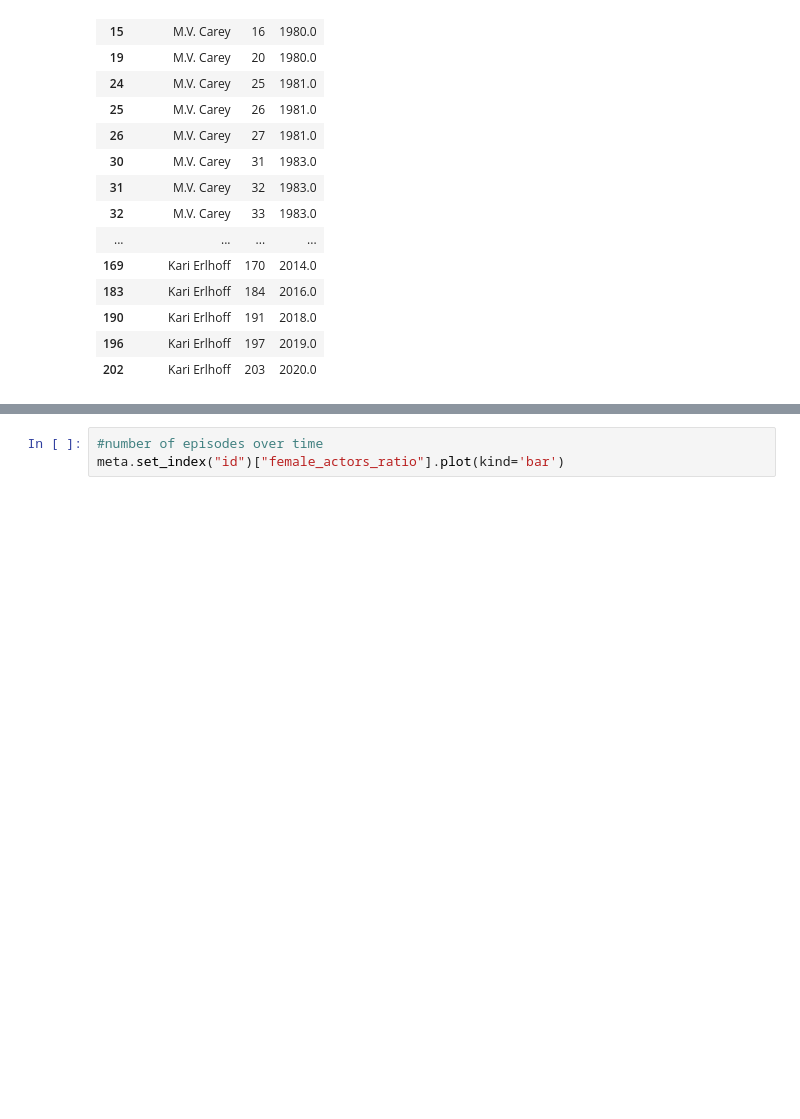
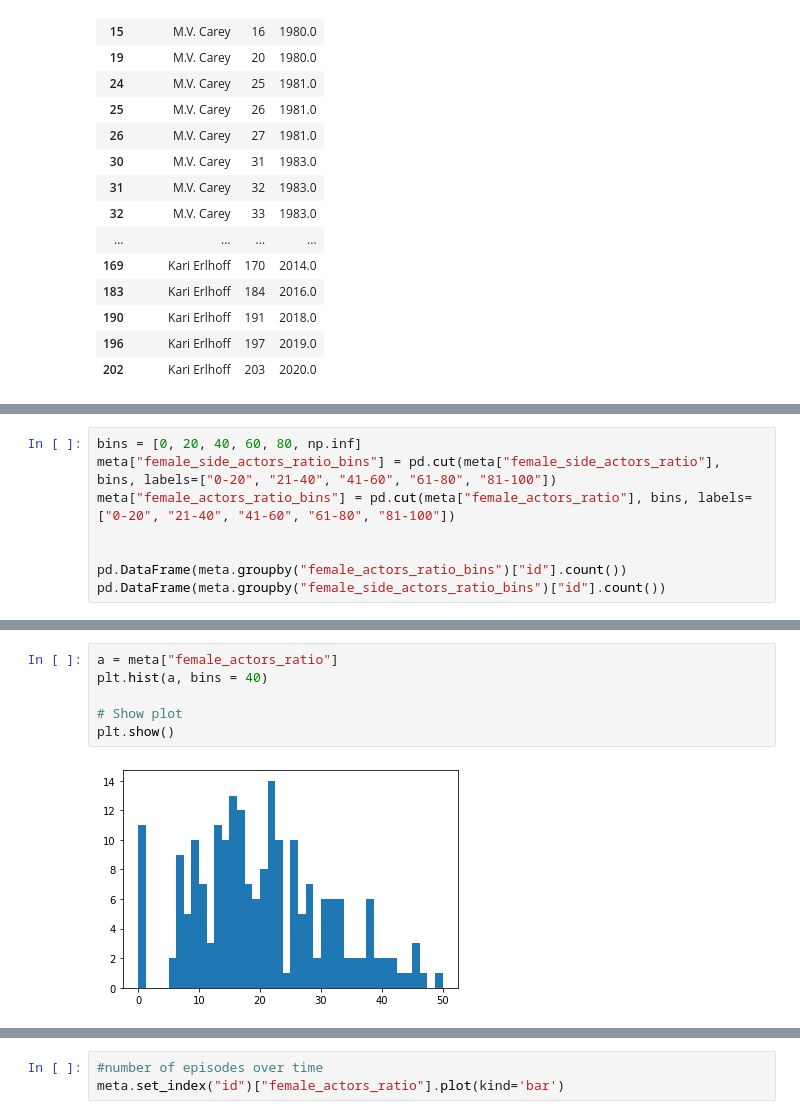
Before and after one commit to Lisa-Ho/three-investigators, a Jupyter notebook: notebooks/three-investigators-part-4-cleaning-and-analysis.ipynb, the cells around one changed output, grey strips where cells are left out. Saved outputs shown, nothing was run; the diff lists cells and outputs as text; blank space fills up the shorter version.

```diff
--- a/notebooks/three-investigators-part-4-cleaning-and-analysis.ipynb
+++ b/notebooks/three-investigators-part-4-cleaning-and-analysis.ipynb
@@ -552,0 +539,8 @@ df
+# %%
+bins = [0, 20, 40, 60, 80, np.inf]
+meta["female_side_actors_ratio_bins"] = pd.cut(meta["female_side_actors_ratio"], bins, labels=["0-20", "21-40", "41-60", "61-80", "81-100"])
+meta["female_actors_ratio_bins"] = pd.cut(meta["female_actors_ratio"], bins, labels=["0-20", "21-40", "41-60", "61-80", "81-100"])
+
+
+pd.DataFrame(meta.groupby("female_actors_ratio_bins")["id"].count())
+pd.DataFrame(meta.groupby("female_side_actors_ratio_bins")["id"].count())
@@ -552,0 +589,8 @@ df
+# %%
+a = meta["female_actors_ratio"]
+plt.hist(a, bins = 40)
+
+# Show plot
+plt.show()
+# %% [output]
+[figure, added]
```
Also changed, not shown: parts of 15 cells of this notebook.
